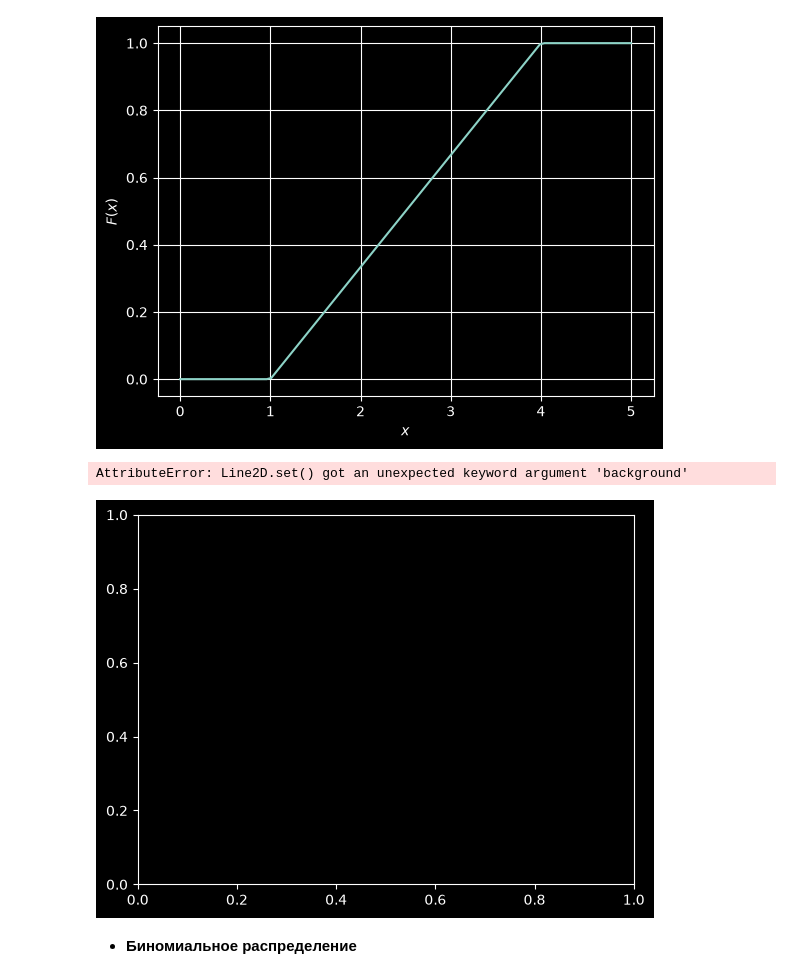
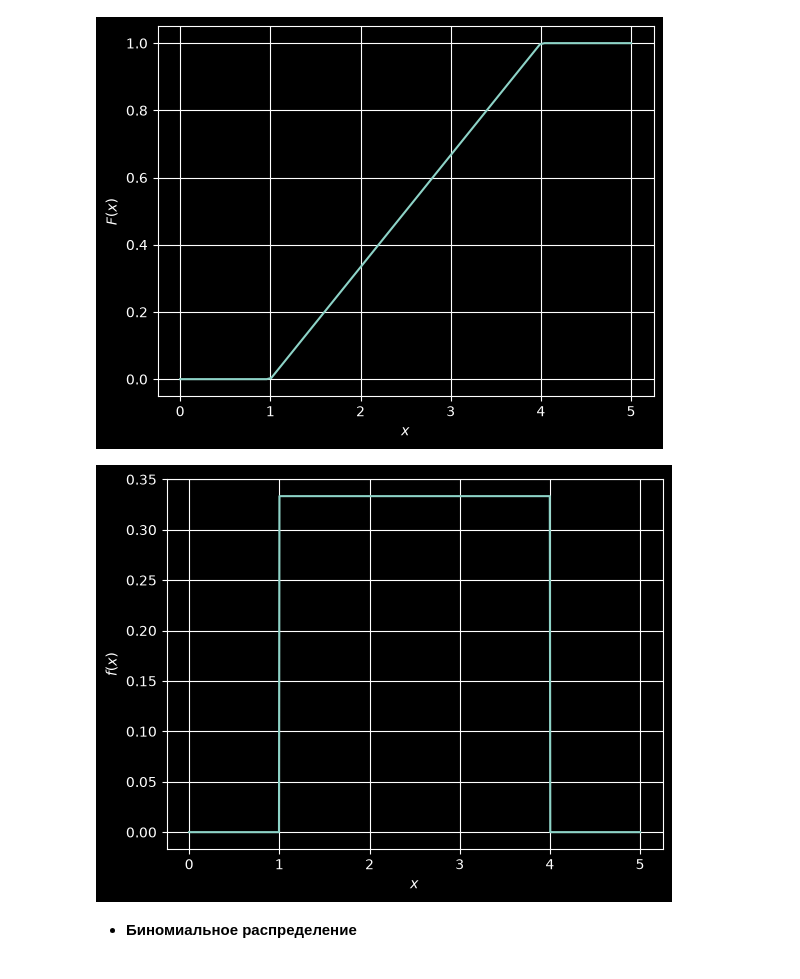
Before and after one commit to ReDanBorn/MathStat, a Jupyter notebook: 3_Распределения_в_библиотеке_SciPy.ipynb, the cells around one changed output. Drawn from its saved outputs; the diff is of its cells as text; code cells hidden in the pictures.

```diff
--- a/3_Распределения_в_библиотеке_SciPy.ipynb
+++ b/3_Распределения_в_библиотеке_SciPy.ipynb
@@ -197,17 +198,16 @@ plt.show()                    # Выводим на экран
 # %%
 # функция плотности
 x = np.linspace(0, 5, 1000)   # Получаем массив из 100 аргументов x
 pdf = uniform_rv.pdf(x)       # Получаем значения функции плотности pdf()
 
 # Построим график
-plt.plot(x, pdf, background='')              # Подаем данные plt.plot для отрисовки графика
+plt.plot(x, pdf)              # Подаем данные plt.plot для отрисовки графика
 plt.grid()                    # Выводим координатную сетку графика
 plt.ylabel('$f(x)$')          # Подписываем ось y
 plt.xlabel('$x$')             # Подписываем ось x
 plt.show()                    # Выводим на экран
 # %% [output]
-AttributeError: Line2D.set() got an unexpected keyword argument 'background'
-[figure, old version]
+[figure, new version]
 # %% [markdown]
 * **Биномиальное распределение**
 # %%
```
Also changed, not shown: parts of 19 cells of this notebook, 1 other file.
